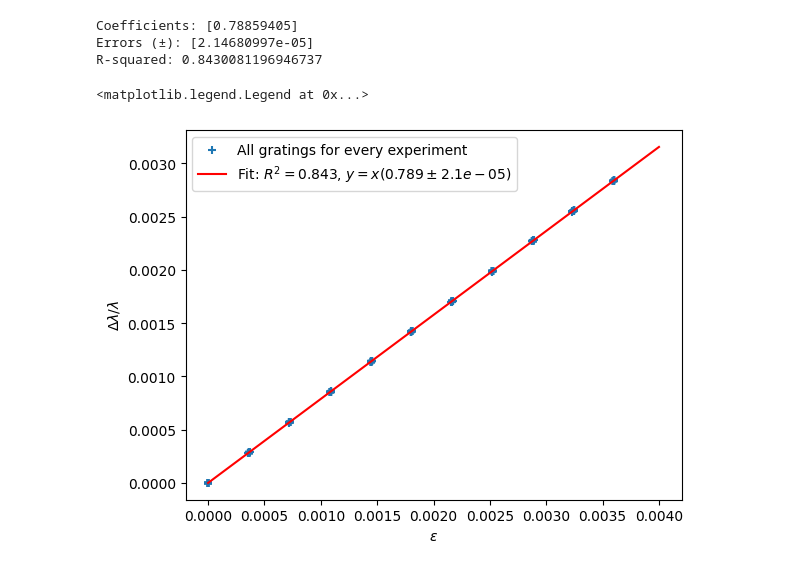
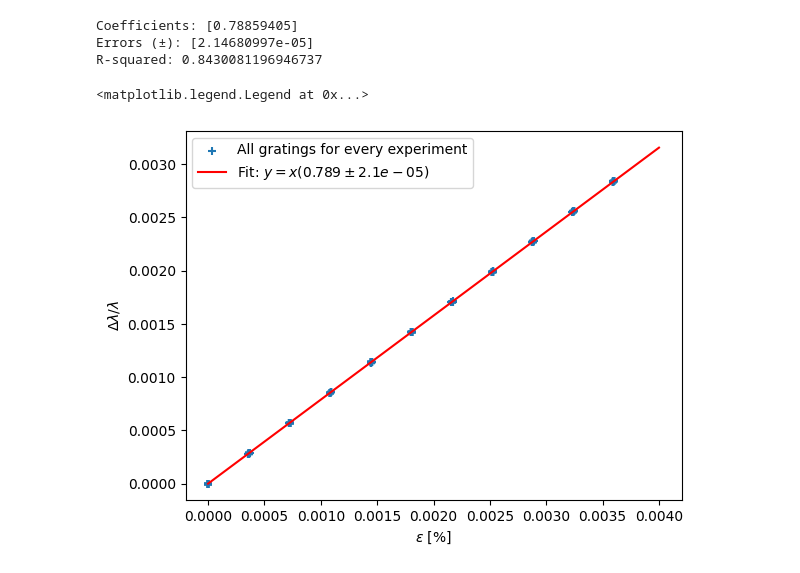
Before and after one commit to BasVDriel/bragg_gratings, a Jupyter notebook: analysis.ipynb, the cells around one changed output. Saved outputs shown, nothing was run; the diff lists cells and outputs as text; code cells hidden in the pictures.

Commit message:
all plots done!

```diff
--- a/analysis.ipynb
+++ b/analysis.ipynb
@@ -183,35 +215,33 @@ wl_series = np.array(wl_series).flatten()
 strain_series = np.array(strain_series).flatten()
 nom_wl_series = unumpy.nominal_values(wl_series)
 nom_strain_series = unumpy.nominal_values(strain_series)
 
 # make linear fit
 coef, cov = curve_fit(fit_func, nom_strain_series, nom_wl_series)  # Extract covariance matrix
 print("Coefficients:", coef)
 
 # Calculate the standard deviation (square root of diagonal of covariance matrix) for the error
 errors = np.sqrt(np.diag(cov))
 print("Errors (±):", errors)
 
 # Generate line for plotting
 line_x = np.linspace(0, 0.004, 2)
 line_y = fit_func(line_x, coef)
 
 # Calculate R-squared
 r_squared = r2_score(nom_strain_series, fit_func(nom_strain_series, coef))
 print("R-squared:", r_squared)
 
 
 plt.figure()
 plt.scatter(nom_strain_series, nom_wl_series, marker='+', label="All gratings for every experiment")
-plt.xlabel("$\epsilon$")
+plt.xlabel("$\epsilon$ [%]")
 plt.ylabel("$\Delta\lambda / \lambda$")
-min_x = np.min(nom_strain_series)
-max_x = np.max(nom_strain_series)
-plt.plot(line_x, line_y, color='r', label="Fit: $R^2={}$, $y=x({}\pm{})$".format(round(r_squared, 3), round(coef[0], 3), round(errors[0], 6)))
+plt.plot(line_x, line_y, color='r', label="Fit: $y=x({}\pm{})$".format(round(coef[0], 3), round(errors[0], 6)))
 plt.legend()
 # %% [output]
 Coefficients: [0.78859405]
 Errors (±): [2.14680997e-05]
 R-squared: 0.8430081196946737
 <matplotlib.legend.Legend at 0x...>
-[figure, old version]
+[figure, new version]
```
Also changed, not shown: parts of 4 cells of this notebook.
